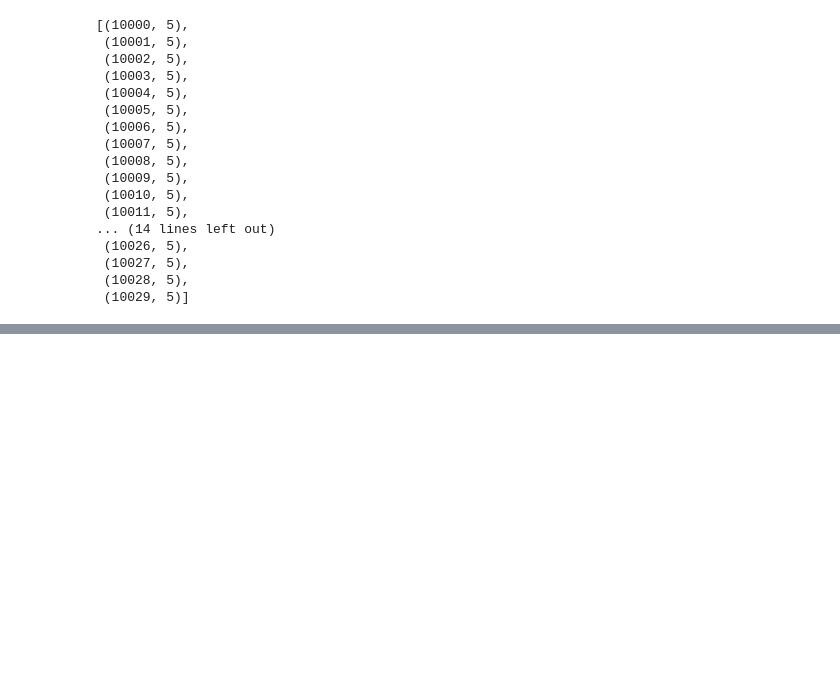
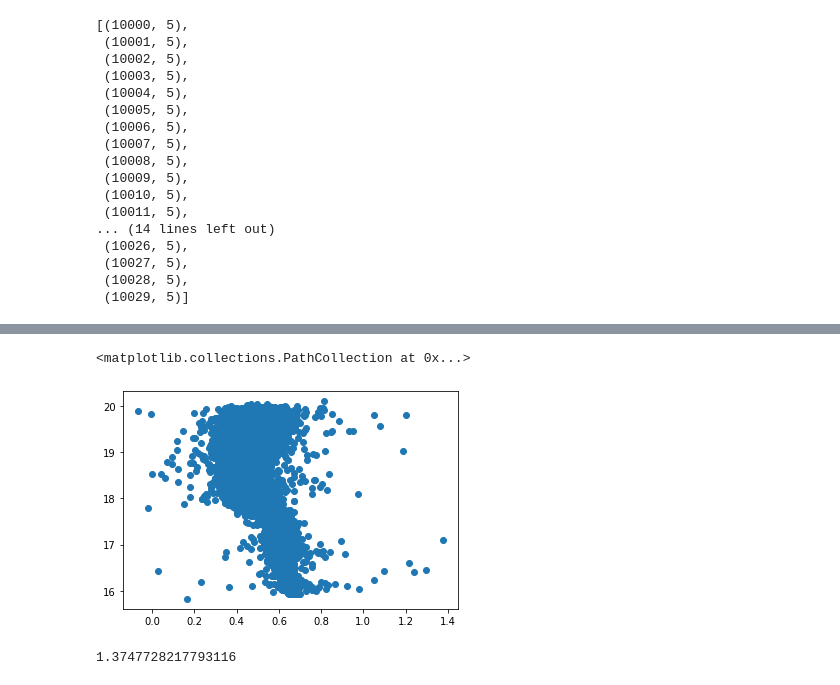
Before and after one commit to 200k33p3r/M92, a Jupyter notebook: parallel search.ipynb, the cells around one changed output, grey strips where cells are left out. Cells and saved outputs as stored; diff of their text form; code cells hidden in the pictures; blank space fills up the shorter version.

```diff
--- a/parallel search.ipynb
+++ b/parallel search.ipynb
@@ -146,0 +268,3 @@ param_list[:30]
+# %%
+dp = pd.read_csv('C:\\Users\\irisd\\Desktop\\share\\resample\\resample_0')
+dp
@@ -146,0 +285,10 @@ param_list[:30]
+# %%
+import matplotlib.pyplot as plt
+plt.scatter(dp['vi'],dp['v'])
+# %% [output]
+<matplotlib.collections.PathCollection at 0x...>
+[figure, added]
+# %%
+max(dp['vi'])
+# %% [output]
+1.3747728217793116
```
Also changed, not shown: parts of 27 cells of this notebook, 1 other file.
